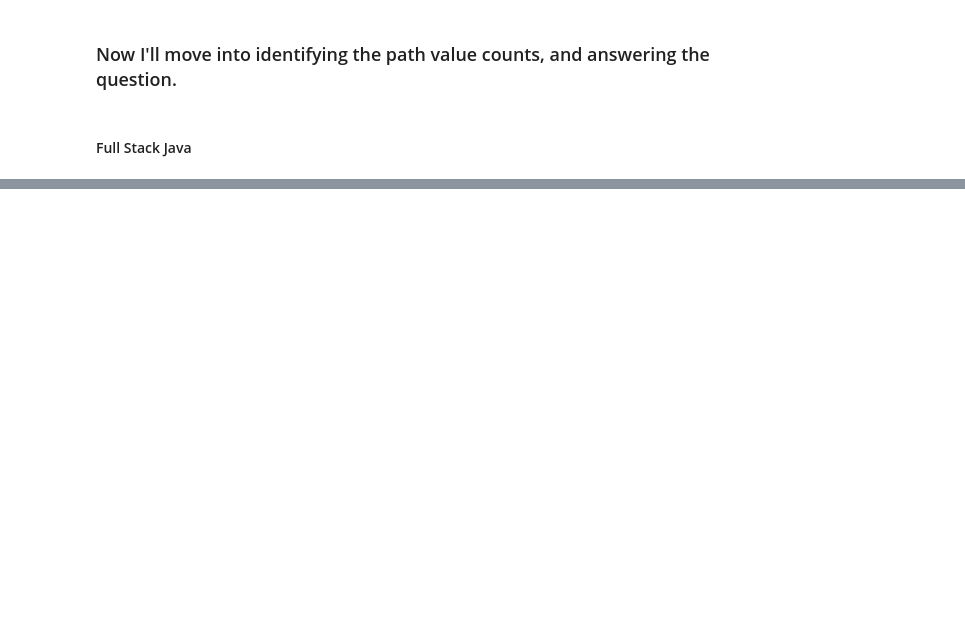
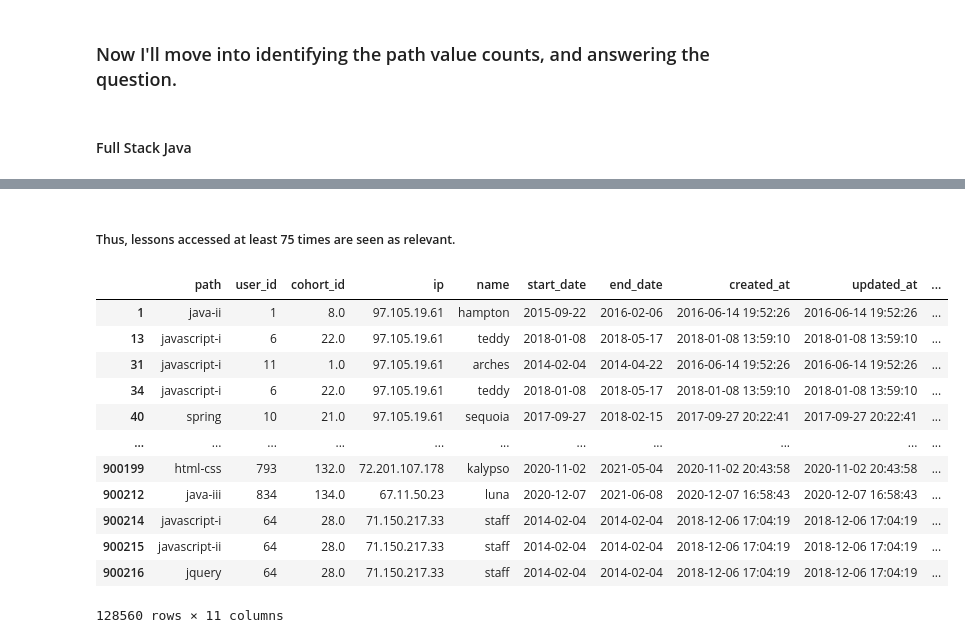
Before and after one commit to bowen-lindsey-shiben-turner/anamoly-detection, a Jupyter notebook: Deangelo_bowen.ipynb, the cells around one changed output, grey strips where cells are left out. Cells and saved outputs as stored; diff of their text form; code cells hidden in the pictures; blank space fills up the shorter version.

```diff
--- a/Deangelo_bowen.ipynb
+++ b/Deangelo_bowen.ipynb
@@ -348,0 +431,8 @@ Should cohorts also be controlled for? (Controll for cohorts -> Program)
+# %%
+columns = [".md","studentx", "asdf", "home", "index.html", ".ico", "job-board", "selectors", "job-portal",
+           "strings", "extra", "teams/13", "case-statements", "where", ".jpeg", ".png", ".xml", ".jpg",
+           ".json", "https", ".html", "grades", "notes", "prework", "appendix", ".map", "capstones",
+           "capstone", "wp-login", "'", "wp-admin"]
+
+for c in columns:
+    df = df[df['path'].str.contains(c)==False]
@@ -348,0 +465,20 @@ Should cohorts also be controlled for? (Controll for cohorts -> Program)
+# %% [markdown]
+##### Thus, lessons accessed at least 75 times are seen as relevant.
+# %%
+absolute_least= pd.DataFrame(df.groupby('path').filter(lambda x: len(x) > 75 != len(x) < 100))
+# %%
+absolute_least
+# %% [output]
+|  | path | user_id | cohort_id | ip | name | start_date | end_date | created_at | updated_at | ... |
+| 1 | java-ii | 1 | 8.0 | 97.105.19.61 | hampton | 2015-09-22 | 2016-02-06 | 2016-06-14 19:52:26 | 2016-06-14 19:52:26 | ... |
+| 13 | javascript-i | 6 | 22.0 | 97.105.19.61 | teddy | 2018-01-08 | 2018-05-17 | 2018-01-08 13:59:10 | 2018-01-08 13:59:10 | ... |
+| 31 | javascript-i | 11 | 1.0 | 97.105.19.61 | arches | 2014-02-04 | 2014-04-22 | 2016-06-14 19:52:26 | 2016-06-14 19:52:26 | ... |
+| 34 | javascript-i | 6 | 22.0 | 97.105.19.61 | teddy | 2018-01-08 | 2018-05-17 | 2018-01-08 13:59:10 | 2018-01-08 13:59:10 | ... |
+| 40 | spring | 10 | 21.0 | 97.105.19.61 | sequoia | 2017-09-27 | 2018-02-15 | 2017-09-27 20:22:41 | 2017-09-27 20:22:41 | ... |
+| ... | ... | ... | ... | ... | ... | ... | ... | ... | ... | ... |
+| 900199 | html-css | 793 | 132.0 | 72.201.107.178 | kalypso | 2020-11-02 | 2021-05-04 | 2020-11-02 20:43:58 | 2020-11-02 20:43:58 | ... |
+| 900212 | java-iii | 834 | 134.0 | 67.11.50.23 | luna | 2020-12-07 | 2021-06-08 | 2020-12-07 16:58:43 | 2020-12-07 16:58:43 | ... |
+| 900214 | javascript-i | 64 | 28.0 | 71.150.217.33 | staff | 2014-02-04 | 2014-02-04 | 2018-12-06 17:04:19 | 2018-12-06 17:04:19 | ... |
+| 900215 | javascript-ii | 64 | 28.0 | 71.150.217.33 | staff | 2014-02-04 | 2014-02-04 | 2018-12-06 17:04:19 | 2018-12-06 17:04:19 | ... |
+| 900216 | jquery | 64 | 28.0 | 71.150.217.33 | staff | 2014-02-04 | 2014-02-04 | 2018-12-06 17:04:19 | 2018-12-06 17:04:19 | ... |
+128560 rows × 11 columns
```
Also changed, not shown: parts of 92 cells of this notebook, 2 other files.
